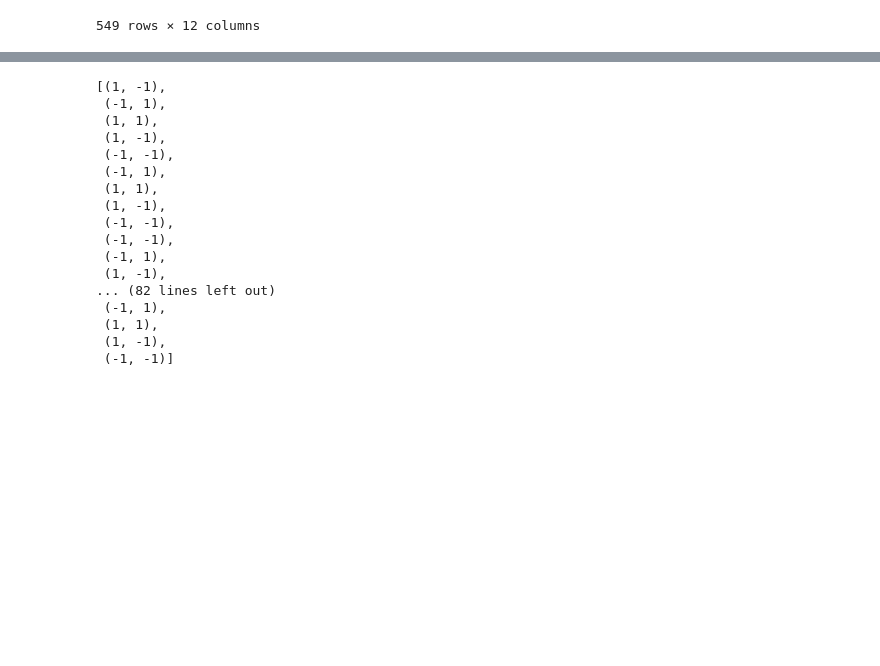
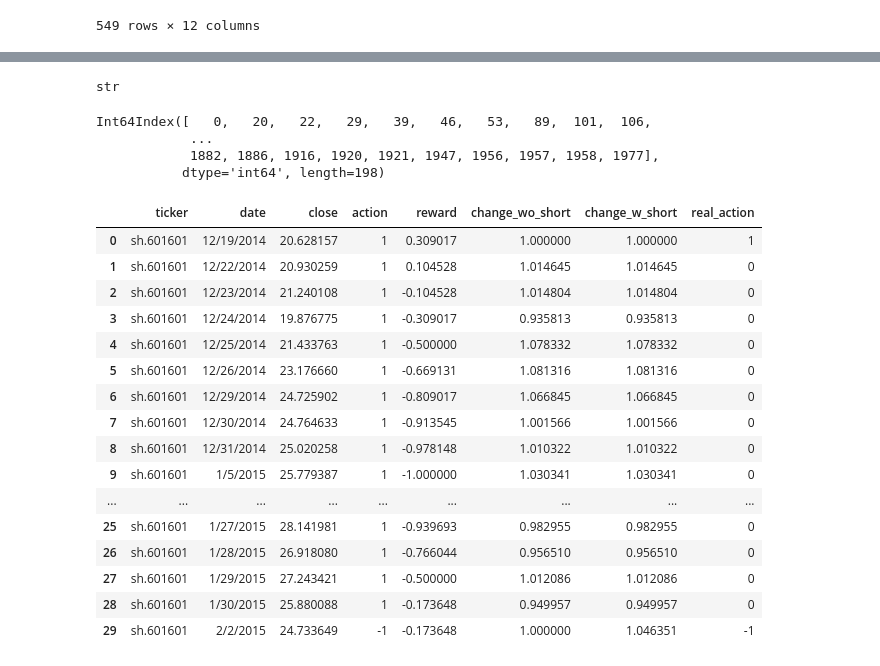
Before and after one commit to Rant-yang/EATA-RL, a Jupyter notebook: test.ipynb, the cells around one changed output, grey strips where cells are left out. Drawn from its saved outputs; the diff is of its cells as text; code cells hidden in the pictures; blank space fills up the shorter version.

```diff
--- a/test.ipynb
+++ b/test.ipynb
@@ -655,24 +609,51 @@ memory usage: 93.5+ KB
-# %%
-d = df[df.action.isin([-1,1])]['action']
-# b = d[d.action == 1]['action']
-# s = d[d.action == -1]['action']
-[(x,y) for x,y in zip(d.iloc[:-1], d.iloc[1:])]
-# [x.index for x in d.iloc[:-1].iterrows()]
-# %% [output]
-[(1, -1),
- (-1, 1),
- (1, 1),
- (1, -1),
- (-1, -1),
- (-1, 1),
- (1, 1),
- (1, -1),
- (-1, -1),
- (-1, -1),
- (-1, 1),
- (1, -1),
-... (82 lines left out)
- (-1, 1),
- (1, 1),
- (1, -1),
- (-1, -1)]
+# %%
+import pandas as pd
+df = pd.read_csv("Bandwagon/20230210.0851sh.601601.csv", index_col=0)
+df.action.value_counts()
+# %% [output]
+str
+# %%
+def reduce_same(d1):  # action buy和sell的action应该交替出现，所以应该合并连续的sell或连续的buy
+            i = 0
+            p1 = d1.iloc[i]
+            d2 = pd.DataFrame()
+            d2 = d2.append(p1)
+            while i< len(d1)-1:
+                p2 = d1.iloc[i+1]
+                if p1.action != p2.action:
+                    d2 = d2.append(p2)  # 如果action不同，则收集起来，并将p1移到这个位置
+                    p1 = p2
+                i += 1  # 如果action相同，则跳过
+
+            return d2
+
+actioned = df[df.action.isin([1,-1])]
+actioned = reduce_same(actioned)
+actioned.index
+# %% [output]
+Int64Index([   0,   20,   22,   29,   39,   46,   53,   89,  101,  106,
+            ...
+            1882, 1886, 1916, 1920, 1921, 1947, 1956, 1957, 1958, 1977],
+           dtype='int64', length=198)
+# %%
+df["real_action"] = df.apply()
+# df[df.date.isin(actioned.date)].action.value_counts()
+df.head(30)
+# %% [output]
+|  | ticker | date | close | action | reward | change_wo_short | change_w_short | real_action |
+| 0 | sh.601601 | 12/19/2014 | 20.628157 | 1 | 0.309017 | 1.000000 | 1.000000 | 1 |
+| 1 | sh.601601 | 12/22/2014 | 20.930259 | 1 | 0.104528 | 1.014645 | 1.014645 | 0 |
+| 2 | sh.601601 | 12/23/2014 | 21.240108 | 1 | -0.104528 | 1.014804 | 1.014804 | 0 |
+| 3 | sh.601601 | 12/24/2014 | 19.876775 | 1 | -0.309017 | 0.935813 | 0.935813 | 0 |
+| 4 | sh.601601 | 12/25/2014 | 21.433763 | 1 | -0.500000 | 1.078332 | 1.078332 | 0 |
+| 5 | sh.601601 | 12/26/2014 | 23.176660 | 1 | -0.669131 | 1.081316 | 1.081316 | 0 |
+| 6 | sh.601601 | 12/29/2014 | 24.725902 | 1 | -0.809017 | 1.066845 | 1.066845 | 0 |
+| 7 | sh.601601 | 12/30/2014 | 24.764633 | 1 | -0.913545 | 1.001566 | 1.001566 | 0 |
+| 8 | sh.601601 | 12/31/2014 | 25.020258 | 1 | -0.978148 | 1.010322 | 1.010322 | 0 |
+| 9 | sh.601601 | 1/5/2015 | 25.779387 | 1 | -1.000000 | 1.030341 | 1.030341 | 0 |
+| ... | ... | ... | ... | ... | ... | ... | ... | ... |
+| 25 | sh.601601 | 1/27/2015 | 28.141981 | 1 | -0.939693 | 0.982955 | 0.982955 | 0 |
+| 26 | sh.601601 | 1/28/2015 | 26.918080 | 1 | -0.766044 | 0.956510 | 0.956510 | 0 |
+| 27 | sh.601601 | 1/29/2015 | 27.243421 | 1 | -0.500000 | 1.012086 | 1.012086 | 0 |
+| 28 | sh.601601 | 1/30/2015 | 25.880088 | 1 | -0.173648 | 0.949957 | 0.949957 | 0 |
+| 29 | sh.601601 | 2/2/2015 | 24.733649 | -1 | -0.173648 | 1.000000 | 1.046351 | -1 |
```
Also changed, not shown: parts of 5 cells of this notebook, 19 other files.
